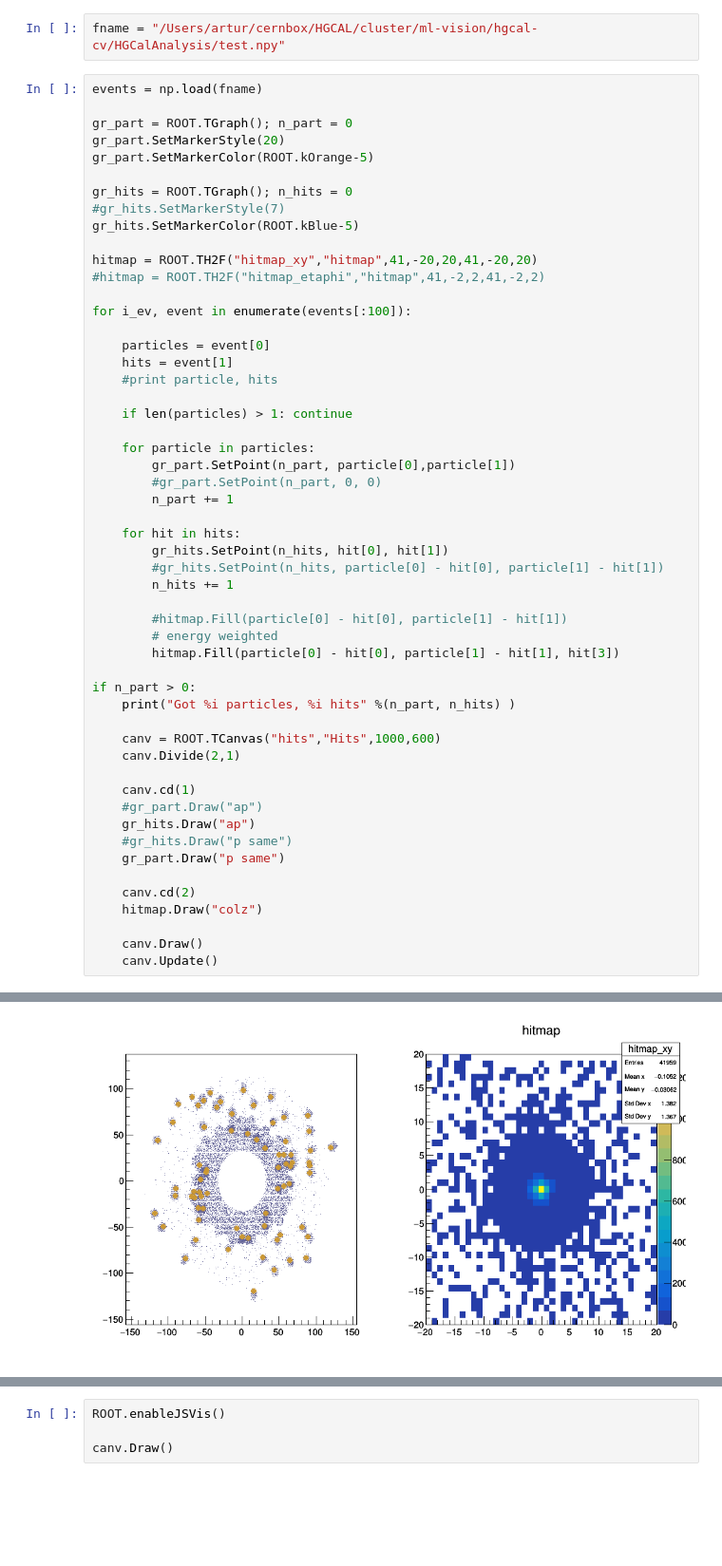
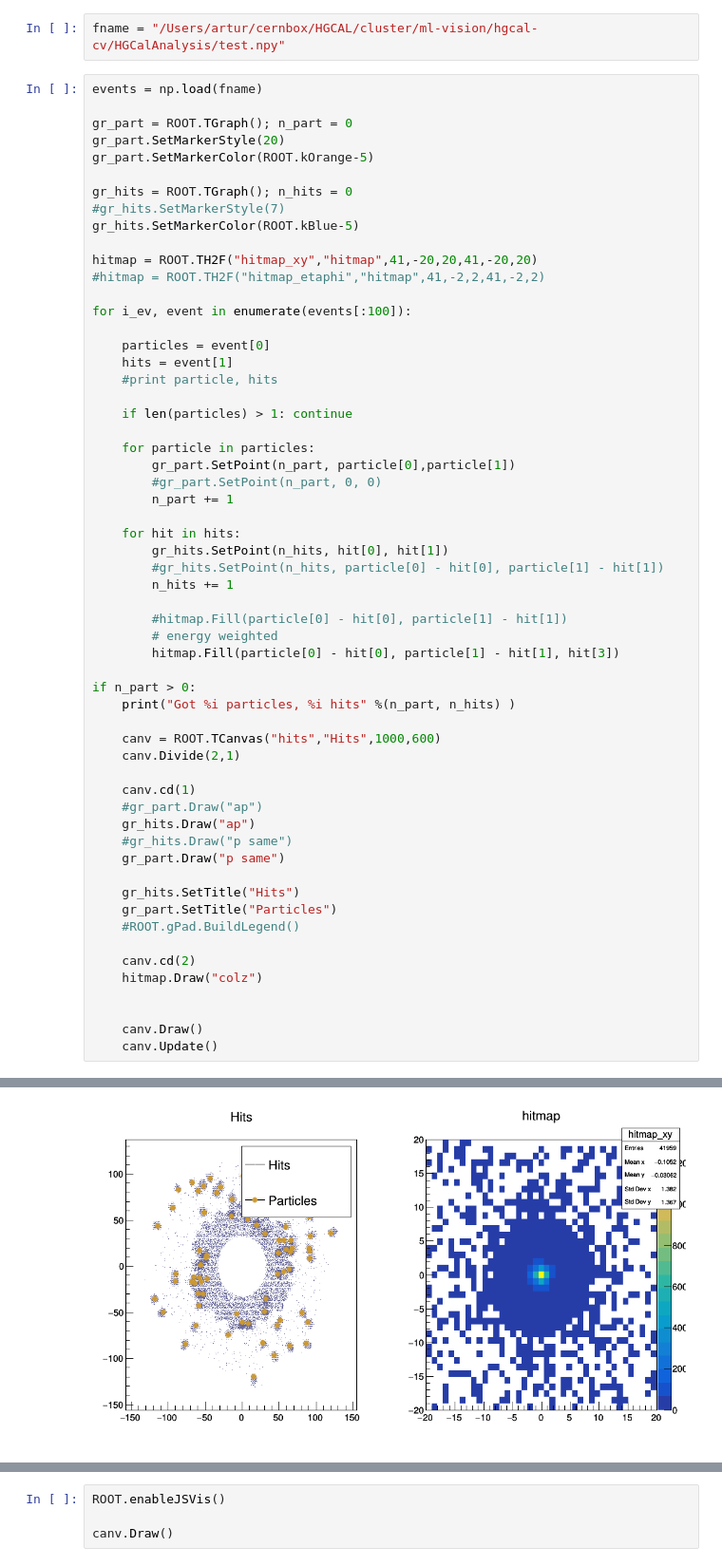
Before and after one commit to artlbv/hgcal-cv, a Jupyter notebook: notebooks/draw_hits_particles.ipynb, the cells around one changed output, grey strips where cells are left out. Shown at 95% size. Drawn from its saved outputs; the diff is of its cells as text; blank space fills up the shorter version.

```diff
--- a/notebooks/draw_hits_particles.ipynb
+++ b/notebooks/draw_hits_particles.ipynb
@@ -54,9 +54,14 @@ if n_part > 0:
     #gr_hits.Draw("p same")
     gr_part.Draw("p same")
 
+    gr_hits.SetTitle("Hits")
+    gr_part.SetTitle("Particles")
+    #ROOT.gPad.BuildLegend()
+
     canv.cd(2)
     hitmap.Draw("colz")
 
+
     canv.Draw()
     canv.Update()
 # %% [output]
@@ -64,4 +70,4 @@ Got 72 particles, 41959 hits
-[figure, old version]
+[figure, new version]
 # %%
 gr_part = ROOT.TGraph2D(); n_part = 0
 gr_part.SetMarkerStyle(20)
```
Also changed, not shown: parts of 3 cells of this notebook, 8 other files.
